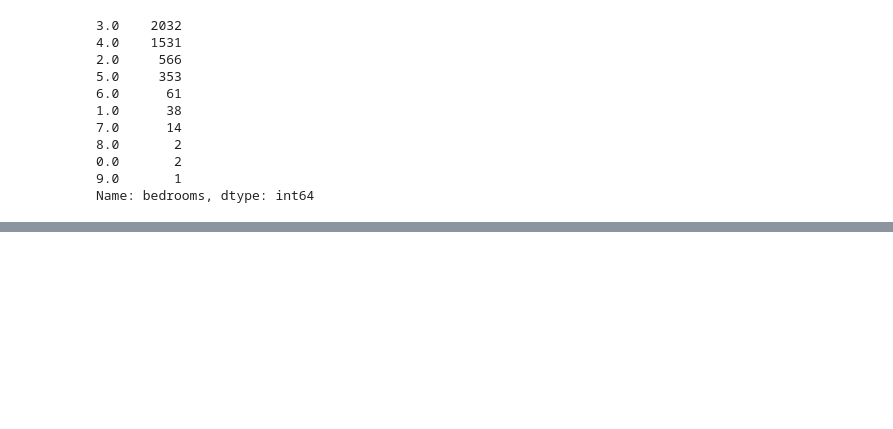
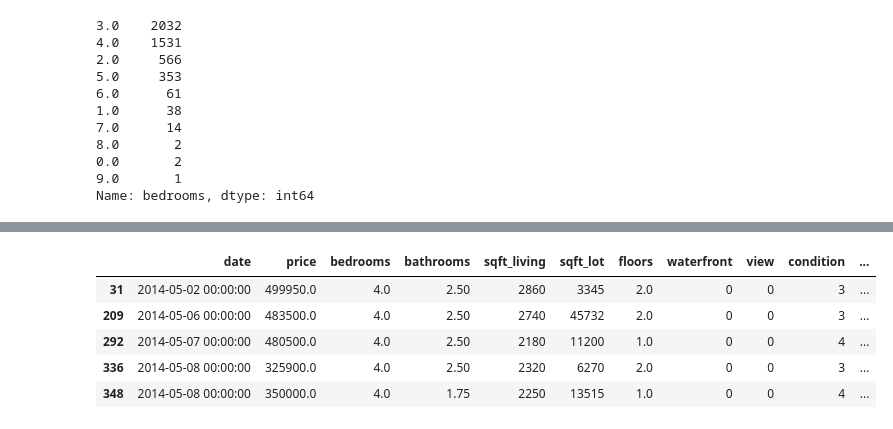
Before and after one commit to mclarin73/python_lessons, a Jupyter notebook: jupyter_file/mini_pet.ipynb, the cells around one changed output, grey strips where cells are left out. Cells and saved outputs as stored; diff of their text form; code cells hidden in the pictures; blank space fills up the shorter version.

```diff
--- a/jupyter_file/mini_pet.ipynb
+++ b/jupyter_file/mini_pet.ipynb
@@ -272,0 +356,9 @@ Name: bedrooms, dtype: int64
+# %%
+df[(df['bedrooms'].isin([4,9])) & (df['price'] < 500000) & (df['price'] > 300000)& (df['city'].isin(['Woodinville','Kent']))].head()
+# %% [output]
+|  | date | price | bedrooms | bathrooms | sqft_living | sqft_lot | floors | waterfront | view | condition | ... |
+| 31 | 2014-05-02 00:00:00 | 499950.0 | 4.0 | 2.50 | 2860 | 3345 | 2.0 | 0 | 0 | 3 | ... |
+| 209 | 2014-05-06 00:00:00 | 483500.0 | 4.0 | 2.50 | 2740 | 45732 | 2.0 | 0 | 0 | 3 | ... |
+| 292 | 2014-05-07 00:00:00 | 480500.0 | 4.0 | 2.50 | 2180 | 11200 | 1.0 | 0 | 0 | 4 | ... |
+| 336 | 2014-05-08 00:00:00 | 325900.0 | 4.0 | 2.50 | 2320 | 6270 | 2.0 | 0 | 0 | 3 | ... |
+| 348 | 2014-05-08 00:00:00 | 350000.0 | 4.0 | 1.75 | 2250 | 13515 | 1.0 | 0 | 0 | 4 | ... |
```
Also changed, not shown: parts of 16 cells of this notebook, 2 other files.
